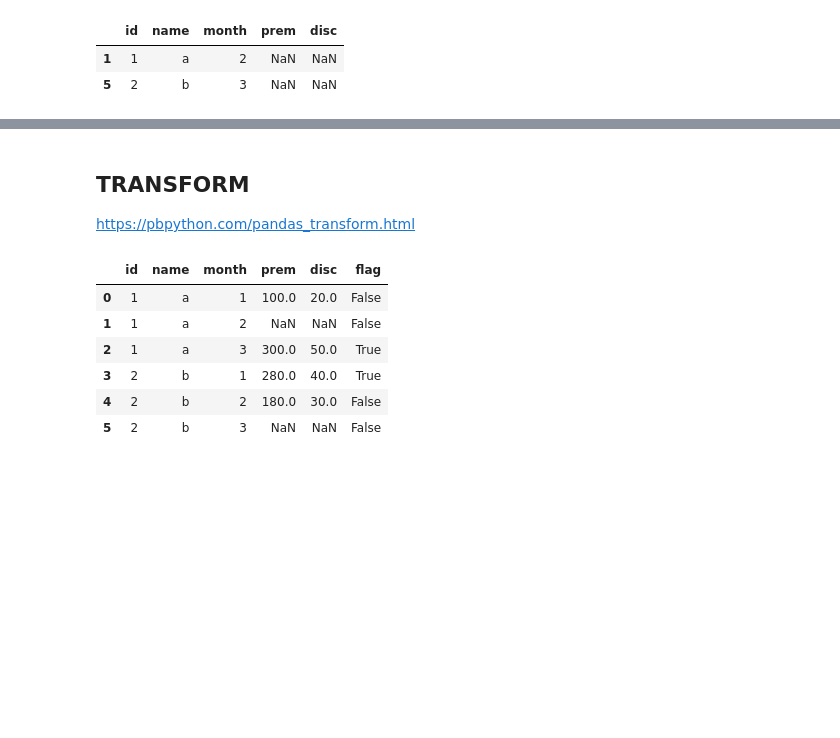
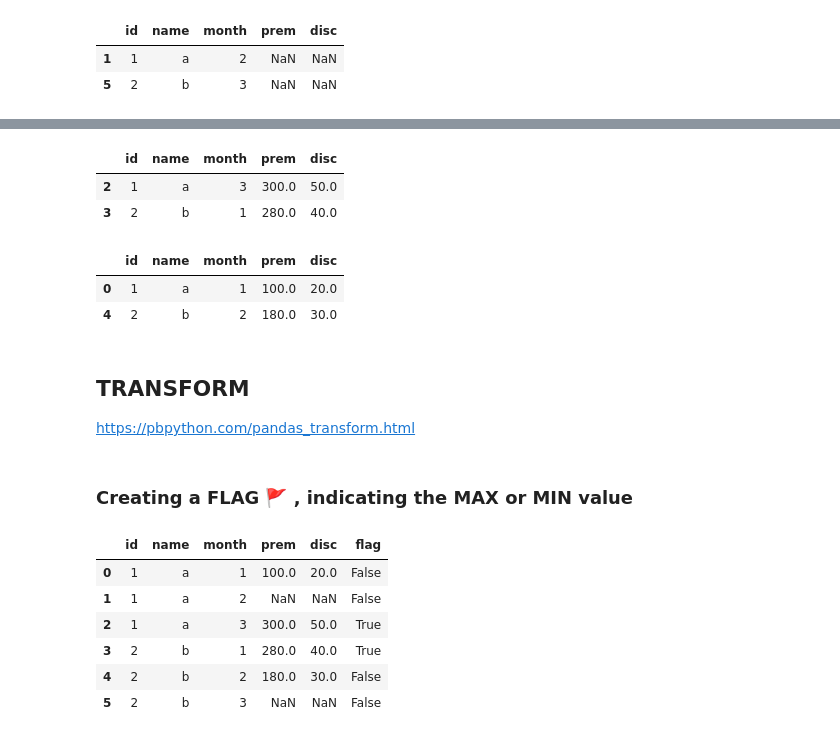
Before and after one commit to AbhishekKumar-0311/Machine-Learning-with-Python, a Jupyter notebook: Pandas/Learning_Pandas_Part_4_GroupBy.ipynb, the cells around one changed output, grey strips where cells are left out. Drawn from its saved outputs; the diff is of its cells as text; code cells hidden in the pictures; blank space fills up the shorter version.

```diff
--- a/Pandas/Learning_Pandas_Part_4_GroupBy.ipynb
+++ b/Pandas/Learning_Pandas_Part_4_GroupBy.ipynb
@@ -704,7 +724,22 @@ df_long2.groupby('id').tail(1)
+# %%
+### Here, idxmax() finds the indices of the rows with max value within groups,
+### and .loc() filters the rows using those indices :
+
+df_long2.loc[df_long2.groupby(["id"])["prem"].idxmax()]
+df_long2.loc[df_long2.groupby(["id"])["prem"].idxmin()]
+# %% [output]
+|  | id | name | month | prem | disc |
+| 2 | 1 | a | 3 | 300.0 | 50.0 |
+| 3 | 2 | b | 1 | 280.0 | 40.0 |
+|  | id | name | month | prem | disc |
+| 0 | 1 | a | 1 | 100.0 | 20.0 |
+| 4 | 2 | b | 2 | 180.0 | 30.0 |
 # %% [markdown]
 ## TRANSFORM
 
 https://pbpython.com/pandas_transform.html
+# %% [markdown]
+### Creating a FLAG 🚩 , indicating the MAX or MIN value
 # %%
 df_long['flag'] = df_long.groupby('id')['prem'].transform(lambda x : x == x.max())
 df_long
```
Also changed, not shown: parts of 55 cells of this notebook, 10 other files.
